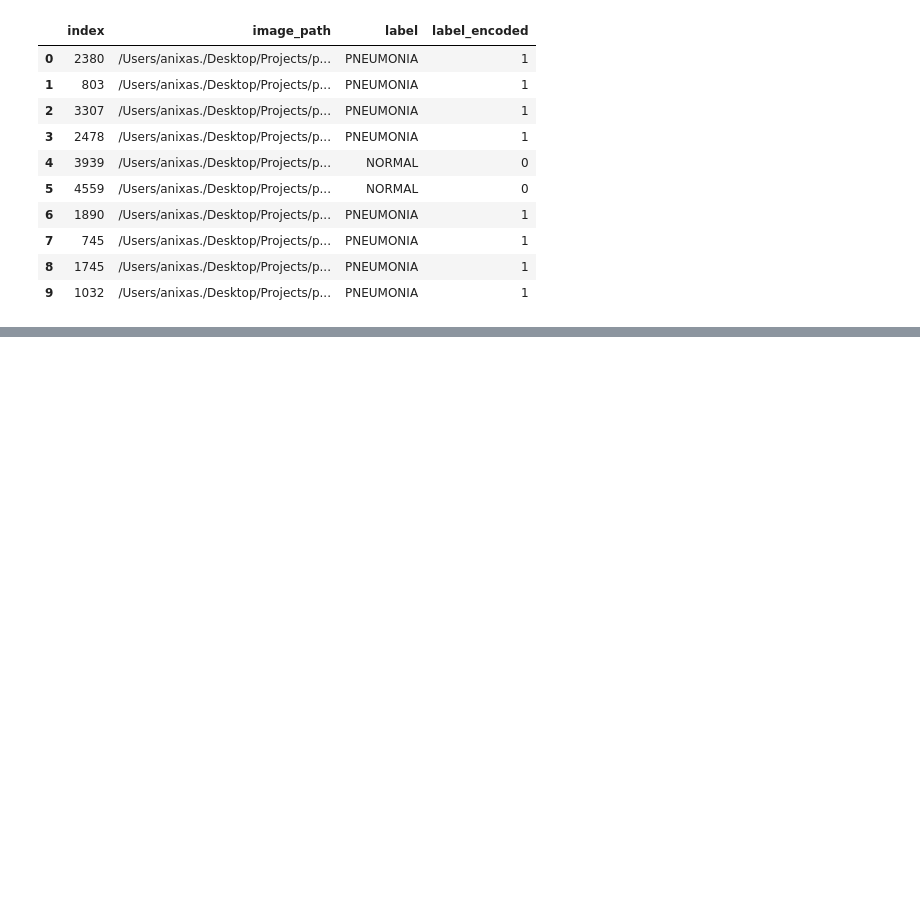
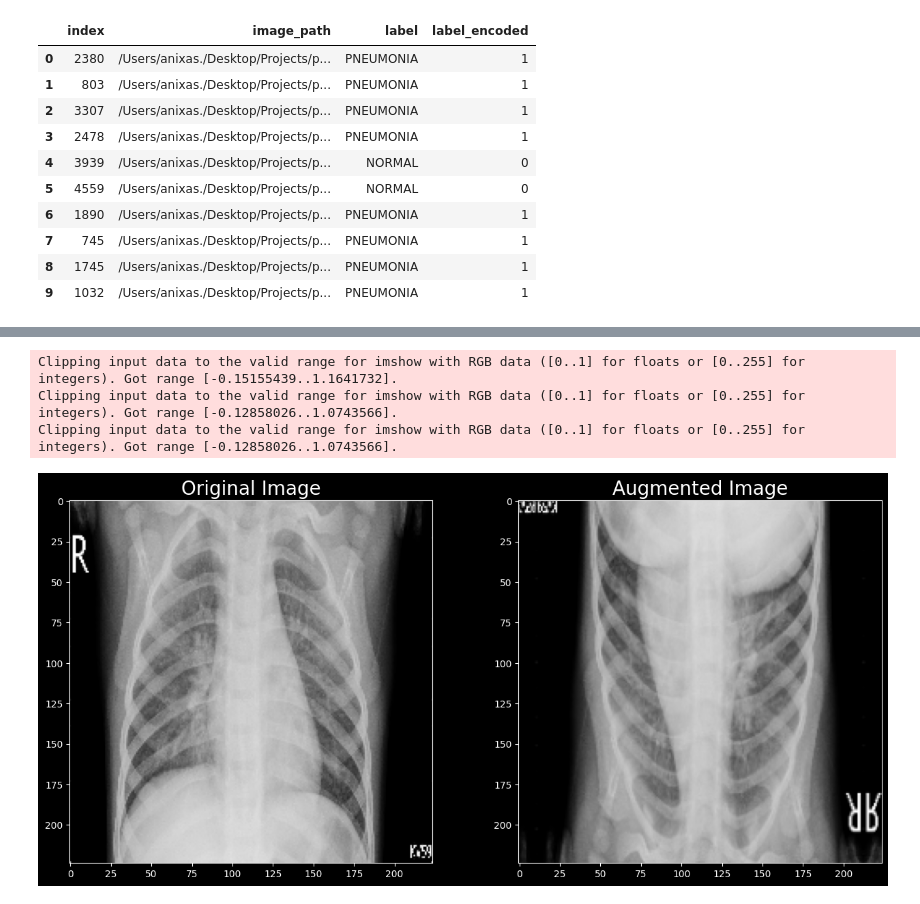
Before and after one commit to anixa-s/prsf-26, a Jupyter notebook: main.ipynb, the cells around one changed output, grey strips where cells are left out. Drawn from its saved outputs; the diff is of its cells as text; code cells hidden in the pictures; blank space fills up the shorter version.

```diff
--- a/main.ipynb
+++ b/main.ipynb
@@ -339,2 +339,26 @@ sns.barplot(x=val_split_distribution.values,
 # %%
-# constructing dataset input pipeline with tf.data api
+# Constructing dataset input pipeline with tf.data api
+# Build augmentation layer
+augmentation_layer = Sequential([
+    layers.RandomFlip(mode='horizontal_and_vertical', seed=CFG.TF_SEED),
+    layers.RandomZoom(height_factor=(-0.1, 0.2), width_factor=(-0.1, 0.2)),
+], name='augmentation_layer')
+# %%
+# to make images more clear for model analyses
+fig, (ax1, ax2) = plt.subplots(1, 2, figsize=(14, 10))
+
+# Set the spacing between subplots
+fig.tight_layout(pad=6.0)
+
+# View Original Image
+ax1.set_title('Original Image', fontsize=20)
+ax1.imshow(sample_image);
+
+# View Augmented Image
+ax2.set_title('Augmented Image', fontsize=20)
+ax2.imshow(augmentation_layer(sample_image));
+# %% [output]
+Clipping input data to the valid range for imshow with RGB data ([0..1] for floats or [0..255] for integers). Got range [-0.15155439..1.1641732].
+Clipping input data to the valid range for imshow with RGB data ([0..1] for floats or [0..255] for integers). Got range [-0.12858026..1.0743566].
+Clipping input data to the valid range for imshow with RGB data ([0..1] for floats or [0..255] for integers). Got range [-0.12858026..1.0743566].
+[figure, added]
```
Also changed, not shown: parts of 12 cells of this notebook.
